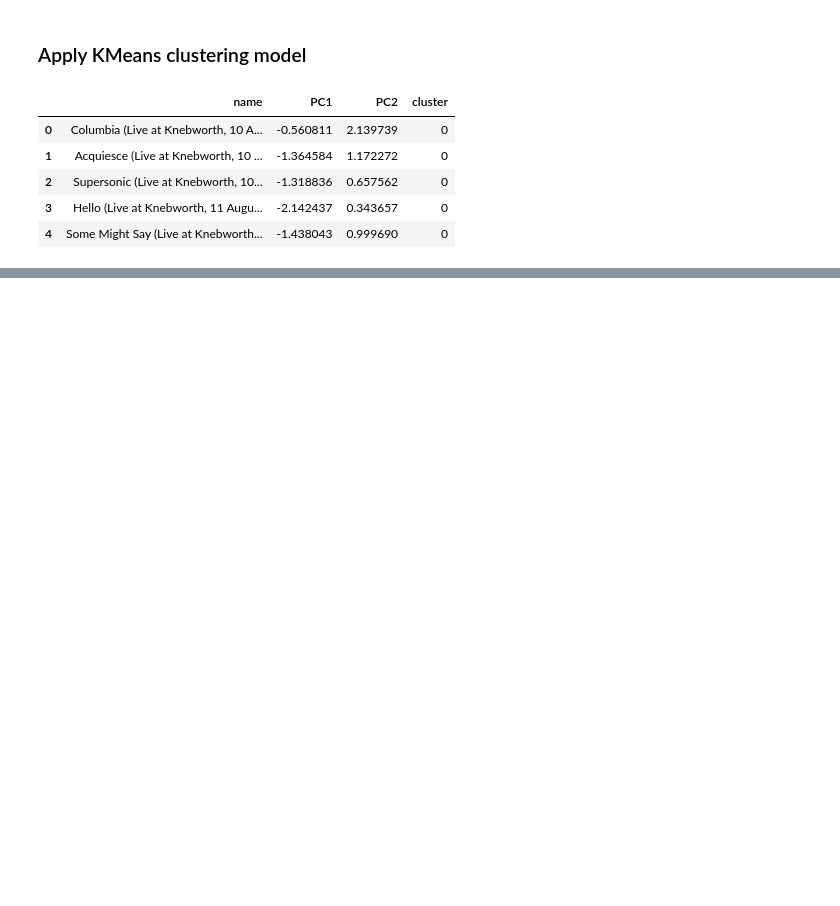
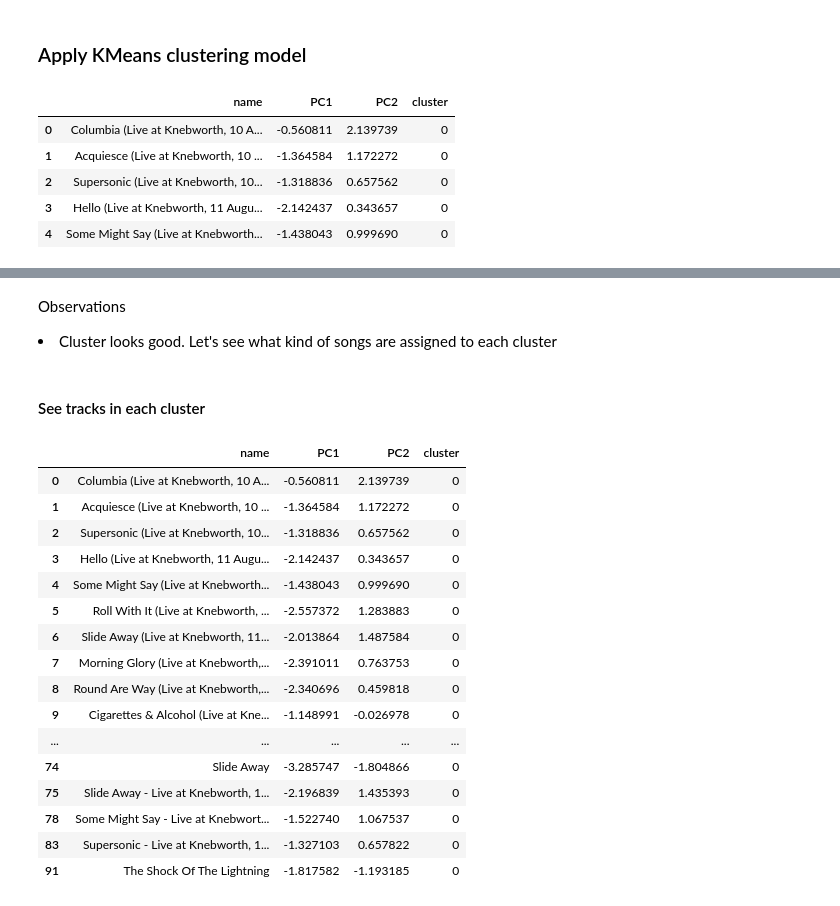
Before and after one commit to ShunOyama/Spotify_API, a Jupyter notebook: src/notebook/spotify_Oasis_clustering.ipynb, the cells around one changed output, grey strips where cells are left out. Cells and saved outputs as stored; diff of their text form; code cells hidden in the pictures; blank space fills up the shorter version.

Commit message:
updated clustering

```diff
--- a/src/notebook/spotify_Oasis_clustering.ipynb
+++ b/src/notebook/spotify_Oasis_clustering.ipynb
@@ -123,0 +138,25 @@ fig.show(renderer="svg")
+# %% [markdown]
+Observations<br>
+<li>Cluster looks good. Let's see what kind of songs are assigned to each cluster</li>
+# %% [markdown]
+#### See tracks in each cluster
+# %%
+pca_df[pca_df['cluster']==0]
+# %% [output]
+|  | name | PC1 | PC2 | cluster |
+| 0 | Columbia (Live at Knebworth, 10 A... | -0.560811 | 2.139739 | 0 |
+| 1 | Acquiesce (Live at Knebworth, 10 ... | -1.364584 | 1.172272 | 0 |
+| 2 | Supersonic (Live at Knebworth, 10... | -1.318836 | 0.657562 | 0 |
+| 3 | Hello (Live at Knebworth, 11 Augu... | -2.142437 | 0.343657 | 0 |
+| 4 | Some Might Say (Live at Knebworth... | -1.438043 | 0.999690 | 0 |
+| 5 | Roll With It (Live at Knebworth, ... | -2.557372 | 1.283883 | 0 |
+| 6 | Slide Away (Live at Knebworth, 11... | -2.013864 | 1.487584 | 0 |
+| 7 | Morning Glory (Live at Knebworth,... | -2.391011 | 0.763753 | 0 |
+| 8 | Round Are Way (Live at Knebworth,... | -2.340696 | 0.459818 | 0 |
+| 9 | Cigarettes & Alcohol (Live at Kne... | -1.148991 | -0.026978 | 0 |
+| ... | ... | ... | ... | ... |
+| 74 | Slide Away | -3.285747 | -1.804866 | 0 |
+| 75 | Slide Away - Live at Knebworth, 1... | -2.196839 | 1.435393 | 0 |
+| 78 | Some Might Say - Live at Knebwort... | -1.522740 | 1.067537 | 0 |
+| 83 | Supersonic - Live at Knebworth, 1... | -1.327103 | 0.657822 | 0 |
+| 91 | The Shock Of The Lightning | -1.817582 | -1.193185 | 0 |
```
Also changed, not shown: parts of 8 cells of this notebook.
